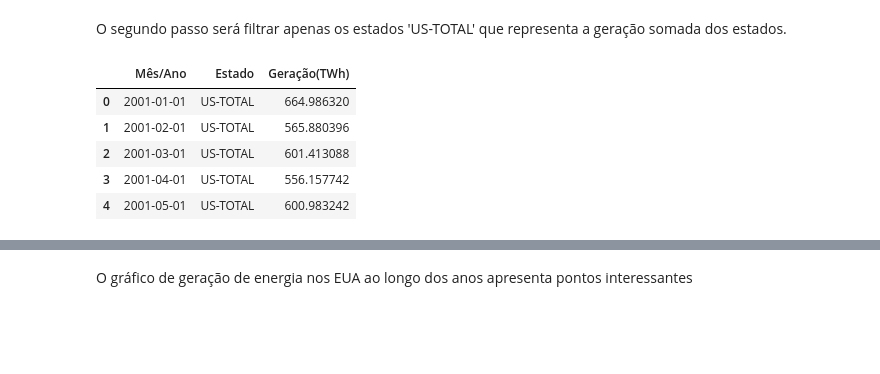
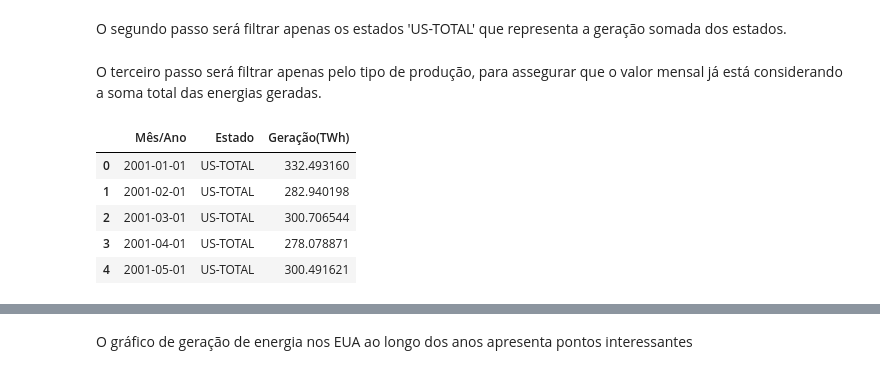
Before and after one commit to Higordevellard/MVP_01, a Jupyter notebook: mvp_sprint_1.ipynb, the cells around one changed output, grey strips where cells are left out. Cells and saved outputs as stored; diff of their text form; code cells hidden in the pictures; blank space fills up the shorter version.

```diff
--- a/mvp_sprint_1.ipynb
+++ b/mvp_sprint_1.ipynb
@@ -209,6 +209,6 @@ dataset_2 = dataset_1['Fonte_de_Energia'] == 'Total'
 # %% [markdown]
 Primeiramente, preciso selecionar apenas as linhas em que a fonte de energia seja igual a "Total", ou seja, esteja somando todos os tipos de fonte energia.
 # %%
-dataset_3 = dataset_1['Estado'] == 'US-TOTAL'
+dataset_2_1 = dataset_1['Estado'] == 'US-TOTAL'
 # %% [markdown]
 O segundo passo será filtrar apenas os estados 'US-TOTAL' que representa a geração somada dos estados.
@@ -217,12 +215,18 @@ dataset_4 = dataset_1[dataset_2 & dataset_3]
+# %%
+dataset_2_2 = dataset_1['Tipo_de_produção'] == 'Total Electric Power Industry'
+# %% [markdown]
+O terceiro passo será filtrar apenas pelo tipo de produção, para assegurar que o valor mensal já está considerando a soma total das energias geradas.
+# %%
+dataset_3 = dataset_1[dataset_2_0 & dataset_2_1 & dataset_2_2]
 # %%
 #Agrupar as colunas de Mês/ano com o estado para saber o valor gerado de energia.
-dataset_5 = dataset_4.groupby(['Mês/Ano', 'Estado'])['Geração(TWh)'].sum().reset_index()
+dataset_4 = dataset_3.groupby(['Mês/Ano', 'Estado'])['Geração(TWh)'].sum().reset_index()
 # %%
-dataset_5.head()
+dataset_4.head()
 # %% [output]
 |  | Mês/Ano | Estado | Geração(TWh) |
-| 0 | 2001-01-01 | US-TOTAL | 664.986320 |
-| 1 | 2001-02-01 | US-TOTAL | 565.880396 |
-| 2 | 2001-03-01 | US-TOTAL | 601.413088 |
-| 3 | 2001-04-01 | US-TOTAL | 556.157742 |
-| 4 | 2001-05-01 | US-TOTAL | 600.983242 |
+| 0 | 2001-01-01 | US-TOTAL | 332.493160 |
+| 1 | 2001-02-01 | US-TOTAL | 282.940198 |
+| 2 | 2001-03-01 | US-TOTAL | 300.706544 |
+| 3 | 2001-04-01 | US-TOTAL | 278.078871 |
+| 4 | 2001-05-01 | US-TOTAL | 300.491621 |
```
Also changed, not shown: parts of 8 cells of this notebook.
